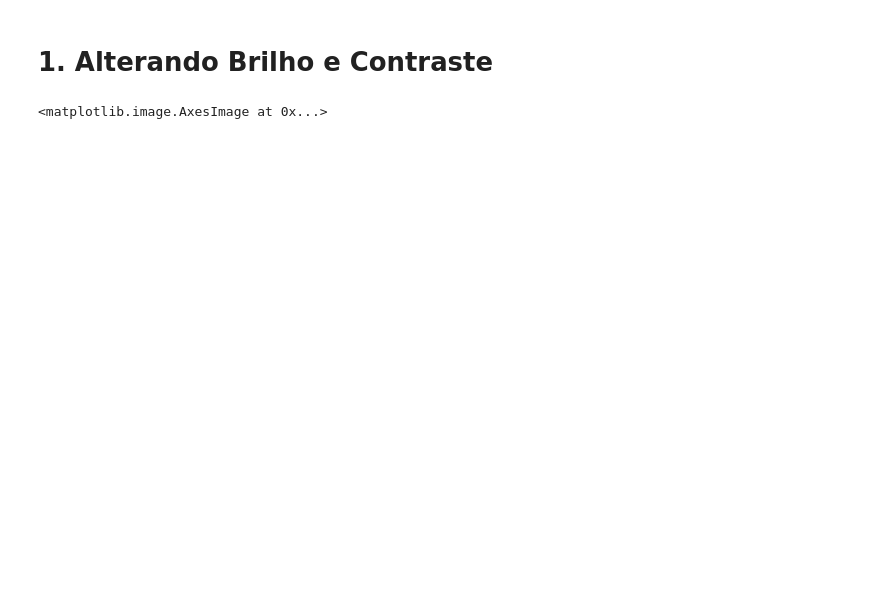
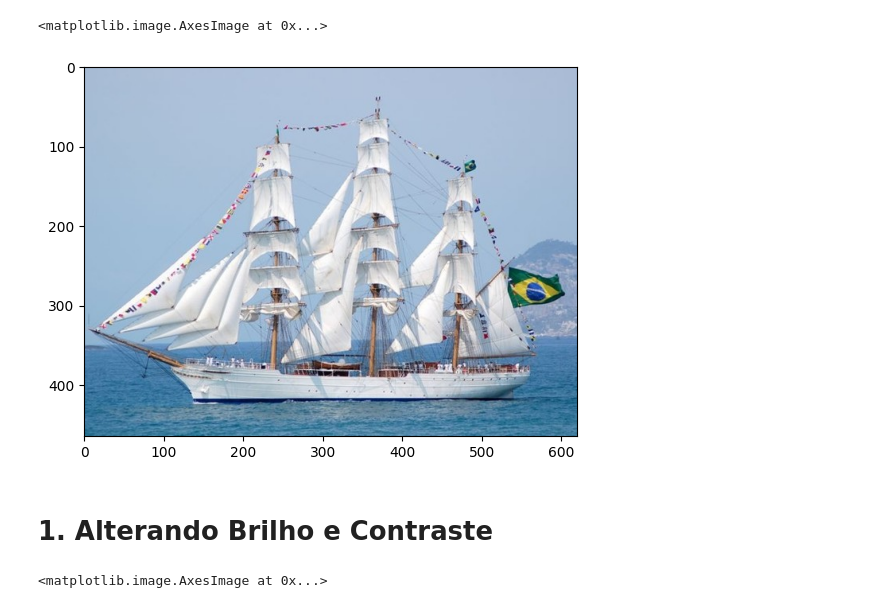
Before and after one commit to davi-dressler/fgv_vc, a Jupyter notebook: lista_1/funcoes.ipynb, the cells around one changed output. Drawn from its saved outputs; the diff is of its cells as text; code cells hidden in the pictures; blank space fills up the shorter version.

```diff
--- a/lista_1/funcoes.ipynb
+++ b/lista_1/funcoes.ipynb
@@ -5,6 +5,11 @@ import numpy as np
 # %%
 cisne_branco = cv.imread("veleiro.jpg")
 cisne_branco_norm = cisne_branco / 255
+# %%
+plt.imshow(cisne_branco[:,:,::-1])
+# %% [output]
+<matplotlib.image.AxesImage at 0x...>
+[figure, added]
 # %%
 pc = cv.imread("PoucoContraste.png")
 pc = pc/255
```
Also changed, not shown: parts of 36 cells of this notebook, 3 other files.
